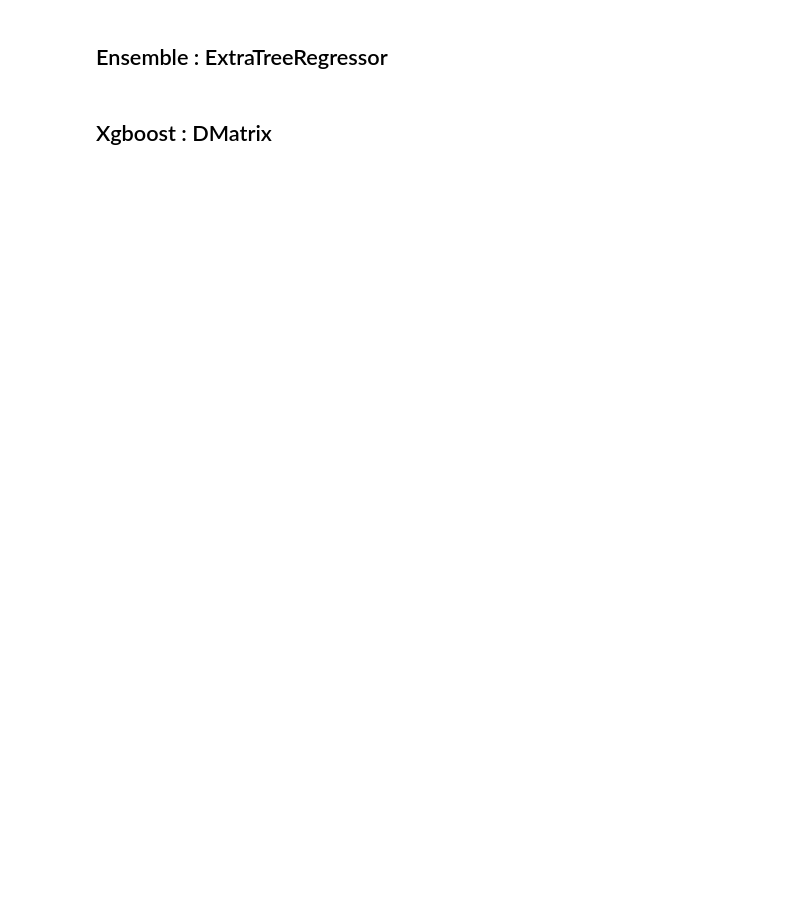
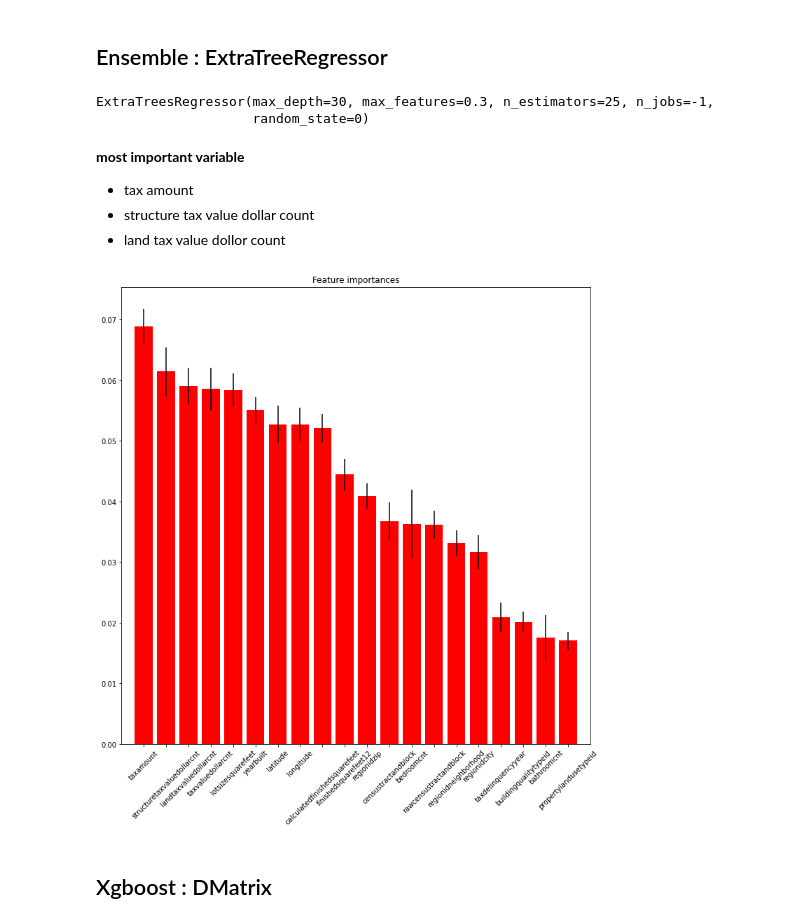
Before and after one commit to JangAyeon/AI_Study, a Jupyter notebook: Kaggle_Study/Zillow_Prize_Zillow’s_Home_Value_Prediction.ipynb, the cells around one changed output. Cells and saved outputs as stored; diff of their text form; code cells hidden in the pictures; blank space fills up the shorter version.

Commit message:
#1 nonlinear modeling & feature impoartance

```diff
--- a/Kaggle_Study/Zillow_Prize_Zillow’s_Home_Value_Prediction.ipynb
+++ b/Kaggle_Study/Zillow_Prize_Zillow’s_Home_Value_Prediction.ipynb
@@ -461,4 +467,36 @@ ggplot(aes(x='finishedsquarefeet12', y='taxamount', color='logerror'), data=trai
+# %%
+train_y=train_df["logerror"].values
+cat_cols=["hashottuborspa", "propertycountylandusecode", "propertyzoningdesc", "fireplaceflag", "taxdelinquencyflag"]
+train_df=train_df.drop(['parcelid', 'logerror', 'transactiondate', 'transaction_month']+cat_cols,axis=1)
+feat_names=train_df.columns.values
 # %% [markdown]
 ## Ensemble : ExtraTreeRegressor
+# %%
+model=ensemble.ExtraTreesRegressor(
+    n_estimators=25, max_depth=30,
+    max_features=0.3, n_jobs=-1,random_state=0)
+model.fit(train_df,train_y)
+# %% [output]
+ExtraTreesRegressor(max_depth=30, max_features=0.3, n_estimators=25, n_jobs=-1,
+                    random_state=0)
+# %% [markdown]
+**most important variable**
+* tax amount
+* structure tax value dollar count
+* land tax value dollor count
+# %%
+#plot importance
+importances=model.feature_importances_
+std=np.std([tree.feature_importances_ for tree in model.estimators_],axis=0)
+indices=np.argsort(importances)[::-1][:20]
+# %%
+plt.figure(figsize=(12,12))
+plt.title("Feature importances")
+plt.bar(range(len(indices)),importances[indices],color="r",yerr=std[indices],align="center")
+plt.xticks(range(len(indices)),feat_names[indices],rotation=45)
+plt.xlim([-1,len(indices)])
+plt.show()
+# %% [output]
+[figure, added]
 # %% [markdown]
 ## Xgboost : DMatrix
```
Also changed, not shown: parts of 24 cells of this notebook.
